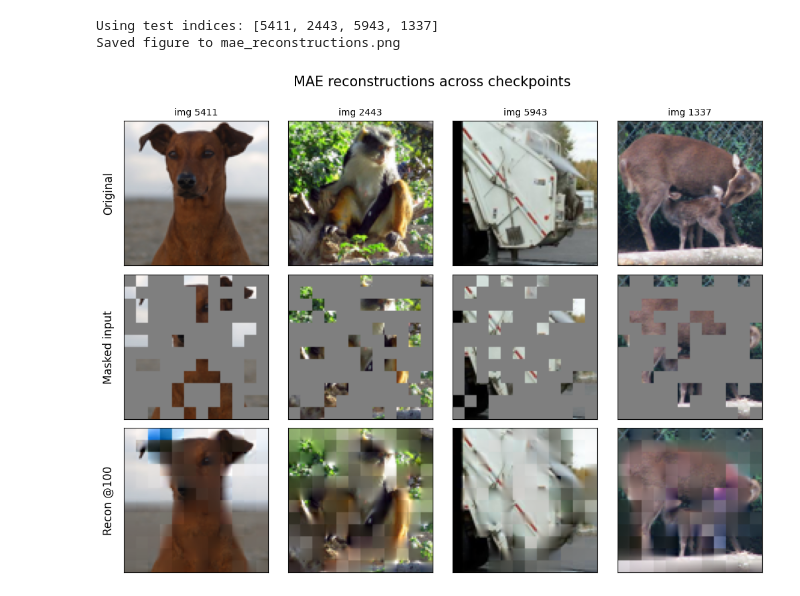
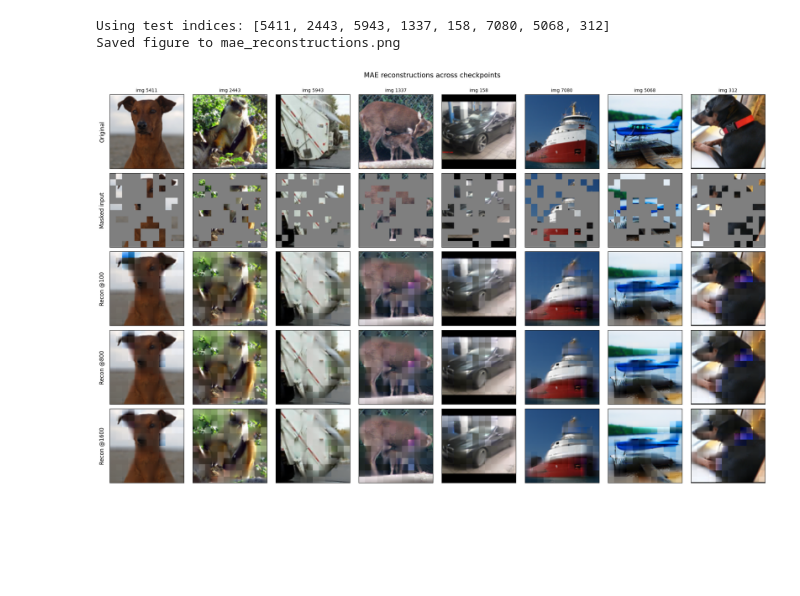
Before and after one commit to flamma7/jepa_projects, a Jupyter notebook: visualize.ipynb, the cells around one changed output. Saved outputs shown, nothing was run; the diff lists cells and outputs as text; code cells hidden in the pictures; blank space fills up the shorter version.

```diff
--- a/visualize.ipynb
+++ b/visualize.ipynb
@@ -108,10 +106,21 @@ net = Net(
     pos_embeddings_dec=pos_embeddings_dec,
     percent_unmasked=PERCENT_UNMASKED)
 # %%
+# Single image
+# SEED       = 21             # 5 has the dog, 21 is my faovirte so far
+# NUM_IMAGES = 8              # number of test images = number of columns
+# PLOT_TITLE = "MAE reconstructions"
+
+# Comparison images
+SEED       = 5
+NUM_IMAGES = 8
+PLOT_TITLE = "MAE reconstructions across checkpoints"
+
+
 CHECKPOINTS = [
     "checkpoint_epoch_100.pt",
-    "checkpoint_epoch_400.pt",
-    # "checkpoint_epoch_760.pt",
+    "checkpoint_epoch_800.pt",
+    "checkpoint_epoch_1600.pt",
 ]
 # %%
 def unpatchify(patches, n_rows, P, C):
@@ -194,33 +203,33 @@ masked_disp = orig_disp * (1 - mask_hw) + GRAY * mask_hw
 
 # --- assemble the grid ---
 epochs = []
 for c in CHECKPOINTS:
     m = re.search(r"(\d+)", os.path.basename(c))
     epochs.append(m.group(1) if m else "?")
 row_labels = ["Original", "Masked input"] + [f"Recon @{e}" for e in epochs]
 rows = [orig_disp, masked_disp] + recon_displays
 
 n_plot_rows = len(CHECKPOINTS) + 2
 n = NUM_IMAGES
 fig, axes = plt.subplots(n_plot_rows, n, figsize=(n * 2.6, n_plot_rows * 2.6))
 if n == 1:
     axes = axes.reshape(n_plot_rows, 1)
 
 for r in range(n_plot_rows):
     for col in range(n):
         ax = axes[r, col]
         ax.imshow(rows[r][col])
         ax.set_xticks([]); ax.set_yticks([])
         if col == 0:
             ax.set_ylabel(row_labels[r], fontsize=12, rotation=90, labelpad=10)
         if r == 0:
             ax.set_title(f"img {idxs[col]}", fontsize=10)
 
-fig.suptitle("MAE reconstructions across checkpoints", fontsize=15)
+fig.suptitle(PLOT_TITLE, fontsize=15)
 fig.tight_layout(rect=[0, 0, 1, 0.98])
 fig.savefig(OUT_PATH, dpi=200, bbox_inches="tight")
 print(f"Saved figure to {OUT_PATH}")
 # %% [output]
-Using test indices: [5411, 2443, 5943, 1337]
+Using test indices: [5411, 2443, 5943, 1337, 158, 7080, 5068, 312]
 Saved figure to mae_reconstructions.png
-[figure, old version]
+[figure, new version]
```
Also changed, not shown: parts of 1 cell of this notebook, 1 other file.
